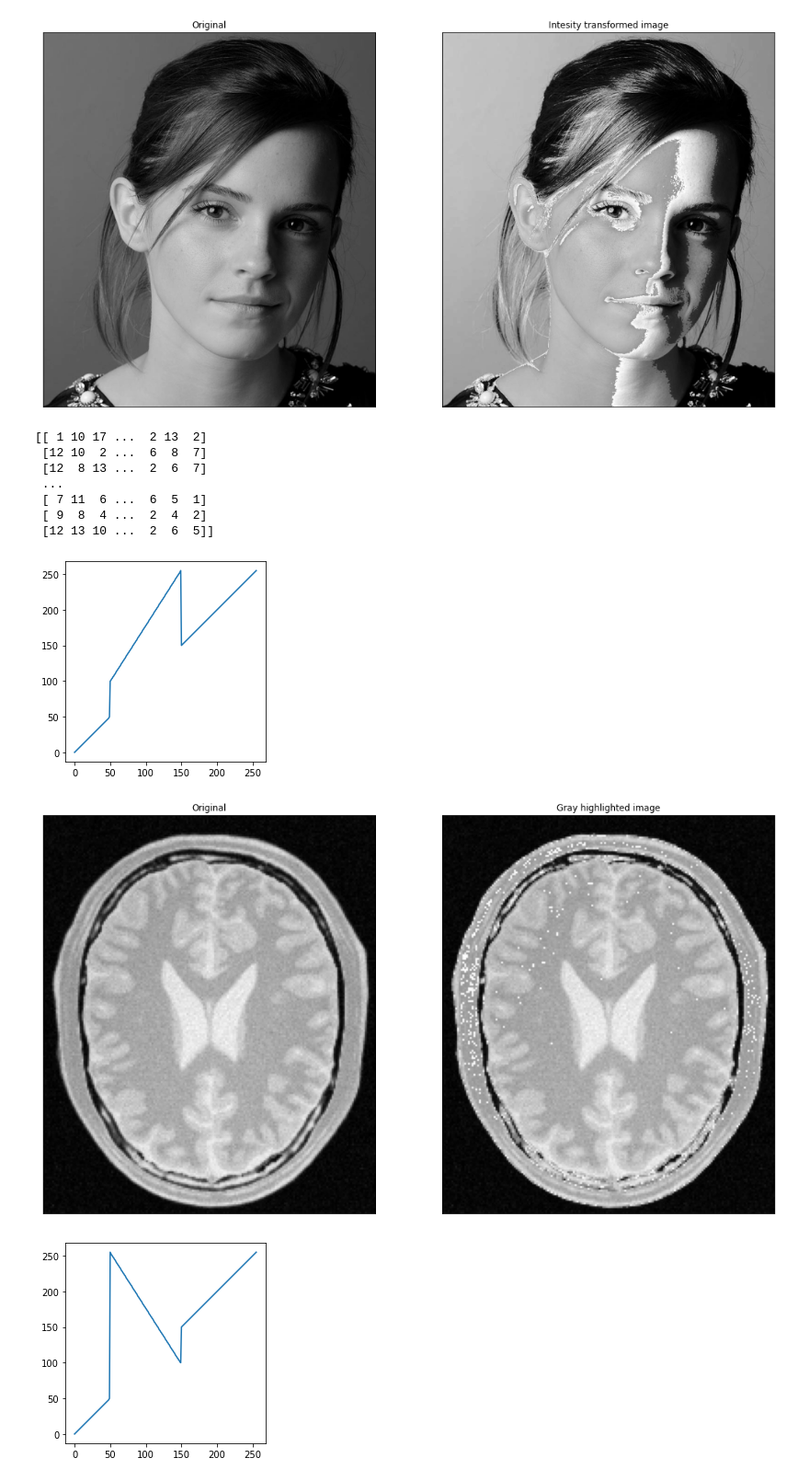
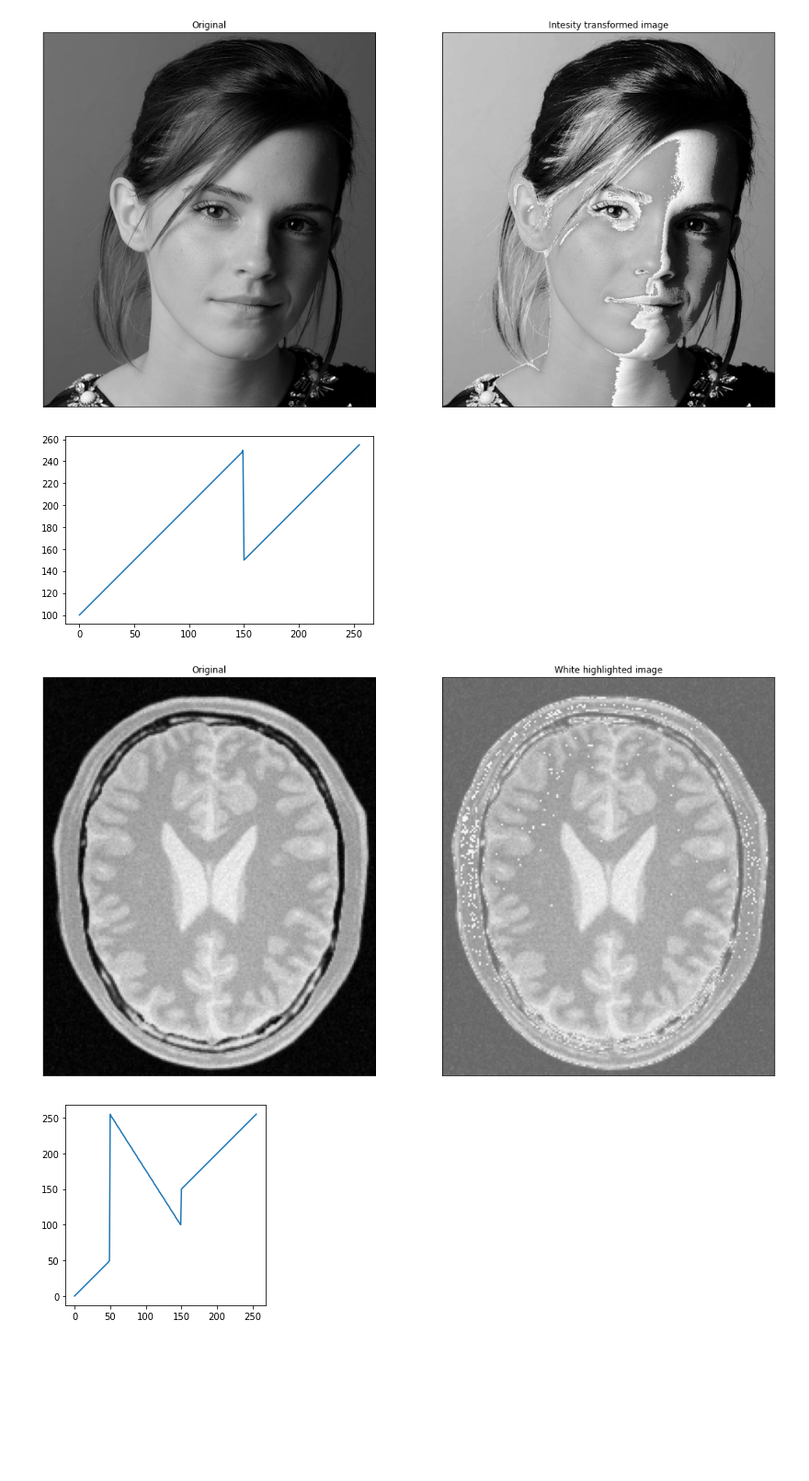
Before and after one commit to devindi99/Image-processing-Excercises, a Jupyter notebook: Excercises/Assignments/Assignment1/190128H_Assignment1.ipynb, the cells around one changed output. Shown at 92% size. Drawn from its saved outputs; the diff is of its cells as text; code cells hidden in the pictures; blank space fills up the shorter version.

```diff
--- a/Excercises/Assignments/Assignment1/190128H_Assignment1.ipynb
+++ b/Excercises/Assignments/Assignment1/190128H_Assignment1.ipynb
@@ -37,45 +37,38 @@ plt . show()
 # %%
 import numpy as np
 import cv2 as cv
 import matplotlib.pyplot as plt
 
 im=cv.imread(r'brain_proton_density_slice.png',cv.IMREAD_GRAYSCALE)
 assert im is not None
 
 
-t1= np.linspace (0,50,50)
-t2= np.linspace (50,100,0)
-t3= np.linspace (100,255, 100)
-t4=np.linspace(255,150,0)
-t5=np.linspace(150,255,106)
+t1= np.linspace (100,250,150)
+#t2= np.linspace (50,100,0)
+t2= np.linspace (250,150, 0)
+#t4=np.linspace(255,150,0)
+t3=np.linspace(150,255,106)
 
-t= np.concatenate((t1,t2,t3,t4,t5), axis =0).astype(np.uint8)
+t= np.concatenate((t1,t2,t3), axis =0).astype(np.uint8)
 fig,ax = plt.subplots()
 ax.plot(t)
 ax.set_aspect('equal')
 assert len(t) ==256
 
 result= cv.LUT(im,t)
 fig,axes = plt.subplots(1,2,sharex="all",sharey="all",figsize=(18,18))
 axes[0].imshow(im, cmap="gray",vmin=0, vmax=255)
 axes[0] . set_title( "Original")
 
 axes [1] . imshow( result , cmap= "gray",vmin=0, vmax=255)
 axes [1] . set_title( "White highlighted image" )
 
 for i in range(2):
     axes [i] . set_xticks ([]) , axes [i] . set_yticks ([])
 plt . show()
 # %% [output]
-[[ 1 10 17 ...  2 13  2]
- [12 10  2 ...  6  8  7]
- [12  8 13 ...  2  6  7]
- ...
- [ 7 11  6 ...  6  5  1]
- [ 9  8  4 ...  2  4  2]
- [12 13 10 ...  2  6  5]]
-[figure, old version]
+[figure, new version]
-[figure, old version]
+[figure, new version]
 # %%
 import numpy as np
 import cv2 as cv
```
